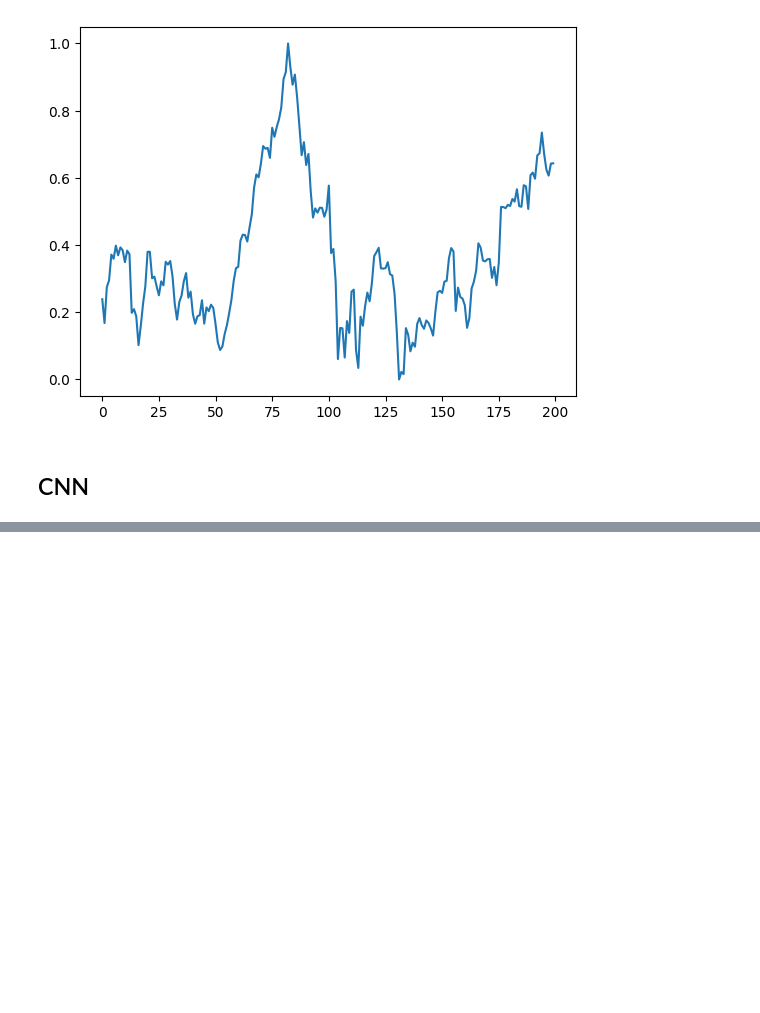
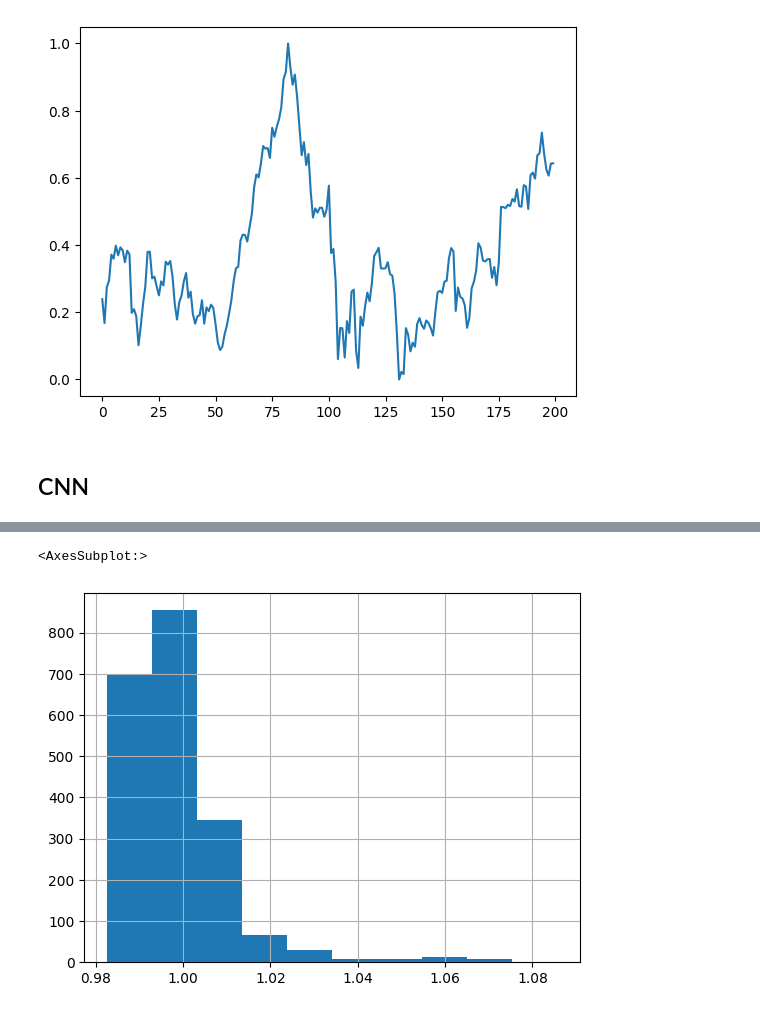
Before and after one commit to 03fredC/finlab_II, a Jupyter notebook: u24_cnn-套件更新.ipynb, the cells around one changed output, grey strips where cells are left out. Drawn from its saved outputs; the diff is of its cells as text; code cells hidden in the pictures; blank space fills up the shorter version.

```diff
--- a/u24_cnn-套件更新.ipynb
+++ b/u24_cnn-套件更新.ipynb
@@ -157,3 +175,8 @@ ey = pd.Series(ey.swapaxes(0, 1)[0], index=indexes)
+# %%
+ey.hist()
+# %% [output]
+<AxesSubplot:>
+[figure, added]
 # %%
 
 eq = twii[pd.to_datetime(indexes)]
```
Also changed, not shown: parts of 19 cells of this notebook, 6 other files.
